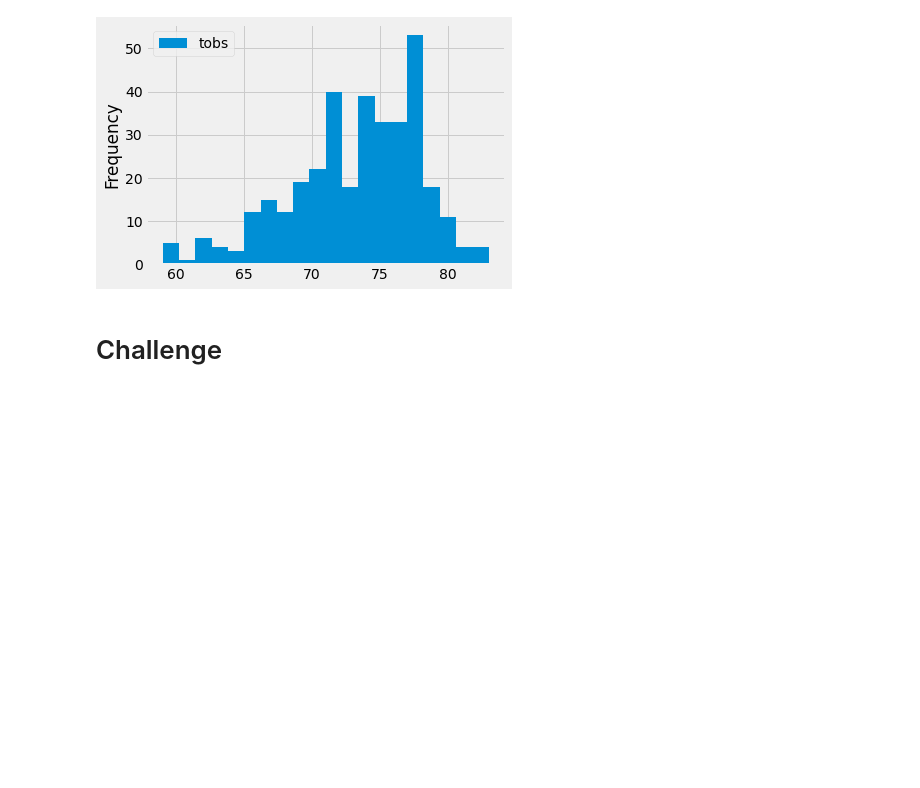
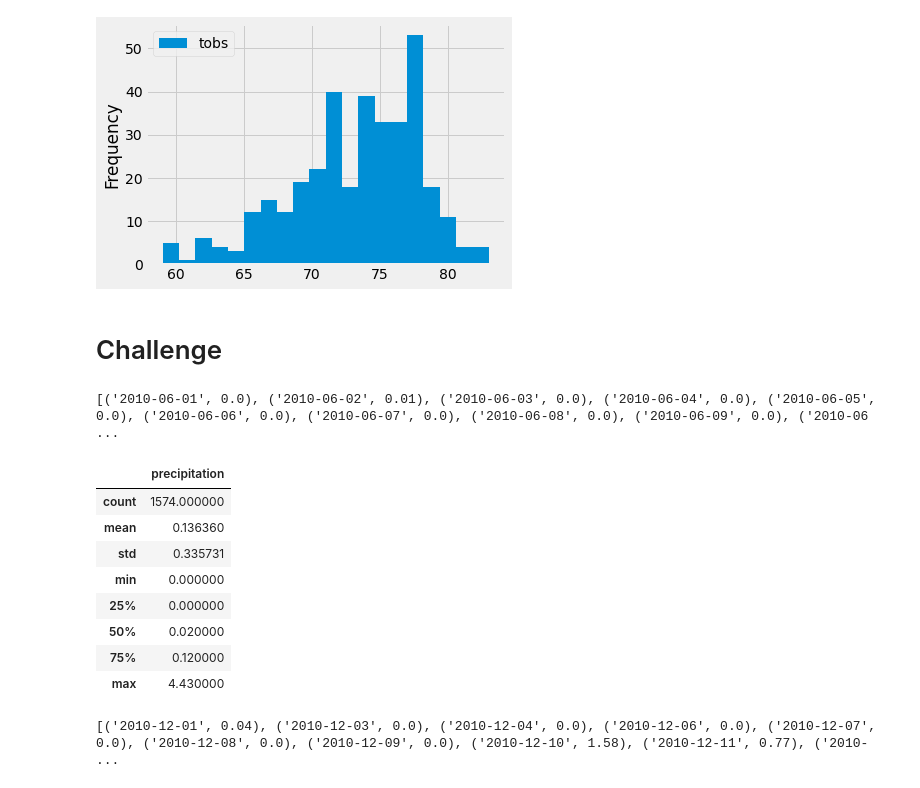
Before and after one commit to sarastjean/surfs_up, a Jupyter notebook: climate_analysis.ipynb, the cells around one changed output. Saved outputs shown, nothing was run; the diff lists cells and outputs as text; code cells hidden in the pictures; blank space fills up the shorter version.

```diff
--- a/climate_analysis.ipynb
+++ b/climate_analysis.ipynb
@@ -128,0 +131,33 @@ plt.tight_layout()
+# %%
+# Perform a query to retrieve the data and precipitation scores for June for all years
+June_results = session.query(Measurement.date, Measurement.prcp).filter(extract('month', Measurement.date) == 6).all()
+
+print(June_results)
+# %% [output]
+[('2010-06-01', 0.0), ('2010-06-02', 0.01), ('2010-06-03', 0.0), ('2010-06-04', 0.0), ('2010-06-05', 0.0), ('2010-06-06', 0.0), ('2010-06-07', 0.0), ('2010-06-08', 0.0), ('2010-06-09', 0.0), ('2010-06 ...
+# %%
+# Save the query results as a Pandas DataFrame and set the index to the date column
+June_df = pd.DataFrame(June_results, columns=['date','precipitation'])
+#June_df.set_index(df['date'], inplace=True)
+
+# Sort the dataframe by date
+#June_df = df.sort_index()
+
+June_df.describe()
+# %% [output]
+|  | precipitation |
+| count | 1574.000000 |
+| mean | 0.136360 |
+| std | 0.335731 |
+| min | 0.000000 |
+| 25% | 0.000000 |
+| 50% | 0.020000 |
+| 75% | 0.120000 |
+| max | 4.430000 |
+# %%
+# Perform a query to retrieve the data and precipitation scores for June for all years
+Dec_results = session.query(Measurement.date, Measurement.prcp).filter(extract('month', Measurement.date) == 12).all()
+
+print(Dec_results)
+# %% [output]
+[('2010-12-01', 0.04), ('2010-12-03', 0.0), ('2010-12-04', 0.0), ('2010-12-06', 0.0), ('2010-12-07', 0.0), ('2010-12-08', 0.0), ('2010-12-09', 0.0), ('2010-12-10', 1.58), ('2010-12-11', 0.77), ('2010- ...
```
Also changed, not shown: parts of 2 cells of this notebook, 3 other files.
